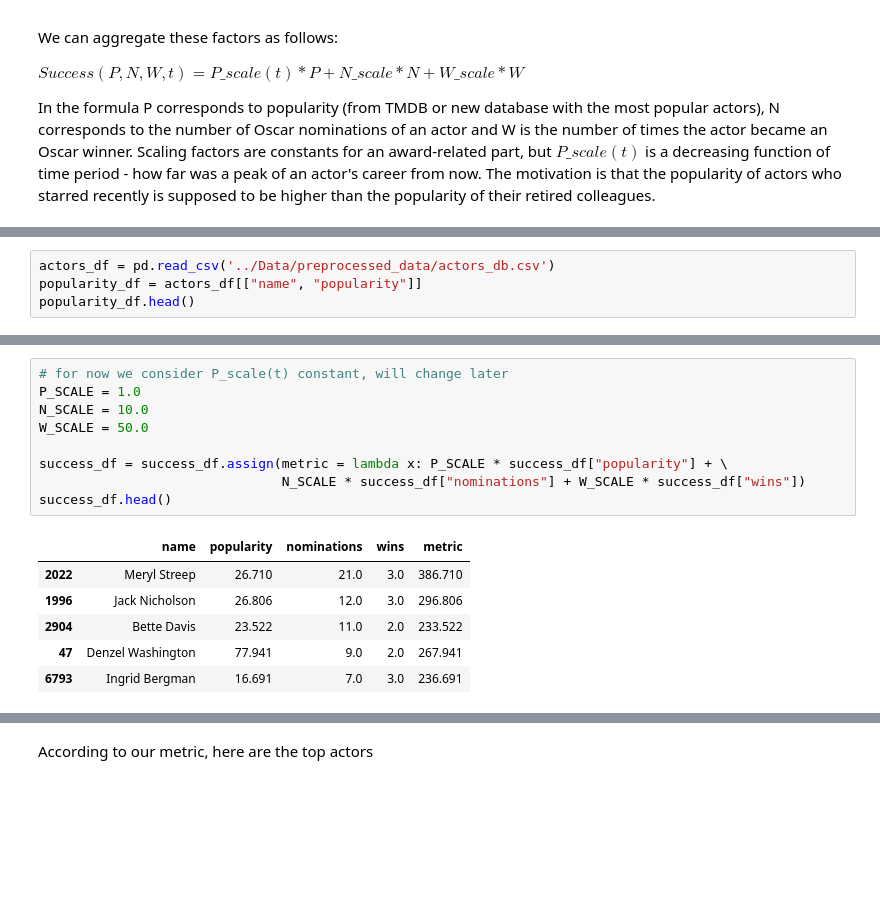
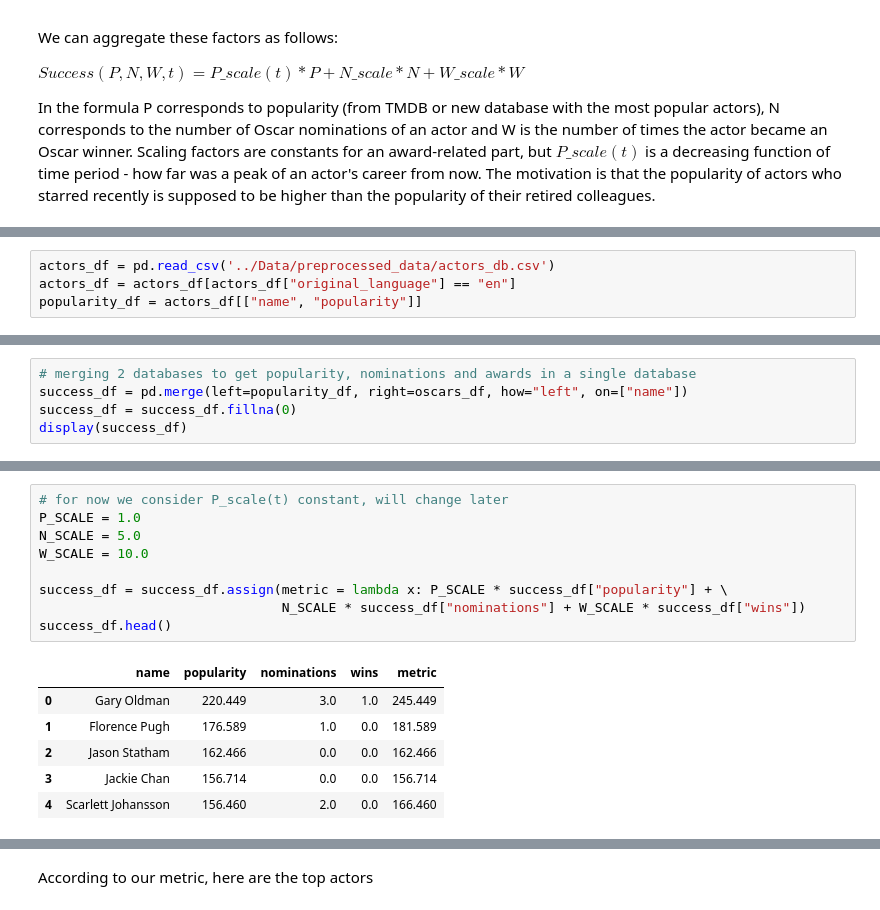
Before and after one commit to epfl-ada/ada-2023-project-cinemada, a Jupyter notebook: Main_analysis/actor_success.ipynb, the cells around one changed output, grey strips where cells are left out. Cells and saved outputs as stored; diff of their text form; blank space fills up the shorter version.

```diff
--- a/Main_analysis/actor_success.ipynb
+++ b/Main_analysis/actor_success.ipynb
@@ -30,4 +79,4 @@ In the formula P corresponds to popularity (from TMDB or new database with the m
 # %%
 actors_df = pd.read_csv('../Data/preprocessed_data/actors_db.csv')
+actors_df = actors_df[actors_df["original_language"] == "en"]
 popularity_df = actors_df[["name", "popularity"]]
-popularity_df.head()
@@ -52,0 +102,5 @@ success_df.head()
+# %%
+# merging 2 databases to get popularity, nominations and awards in a single database
+success_df = pd.merge(left=popularity_df, right=oscars_df, how="left", on=["name"])
+success_df = success_df.fillna(0)
+display(success_df)
@@ -53,16 +121,16 @@ success_df.head()
 # %%
 # for now we consider P_scale(t) constant, will change later
 P_SCALE = 1.0
-N_SCALE = 10.0
-W_SCALE = 50.0
+N_SCALE = 5.0
+W_SCALE = 10.0
 
 success_df = success_df.assign(metric = lambda x: P_SCALE * success_df["popularity"] + \
                                N_SCALE * success_df["nominations"] + W_SCALE * success_df["wins"])
 success_df.head()
 # %% [output]
 |  | name | popularity | nominations | wins | metric |
-| 2022 | Meryl Streep | 26.710 | 21.0 | 3.0 | 386.710 |
-| 1996 | Jack Nicholson | 26.806 | 12.0 | 3.0 | 296.806 |
-| 2904 | Bette Davis | 23.522 | 11.0 | 2.0 | 233.522 |
-| 47 | Denzel Washington | 77.941 | 9.0 | 2.0 | 267.941 |
-| 6793 | Ingrid Bergman | 16.691 | 7.0 | 3.0 | 236.691 |
+| 0 | Gary Oldman | 220.449 | 3.0 | 1.0 | 245.449 |
+| 1 | Florence Pugh | 176.589 | 1.0 | 0.0 | 181.589 |
+| 2 | Jason Statham | 162.466 | 0.0 | 0.0 | 162.466 |
+| 3 | Jackie Chan | 156.714 | 0.0 | 0.0 | 156.714 |
+| 4 | Scarlett Johansson | 156.460 | 2.0 | 0.0 | 166.460 |
```
Also changed, not shown: parts of 13 cells of this notebook.
